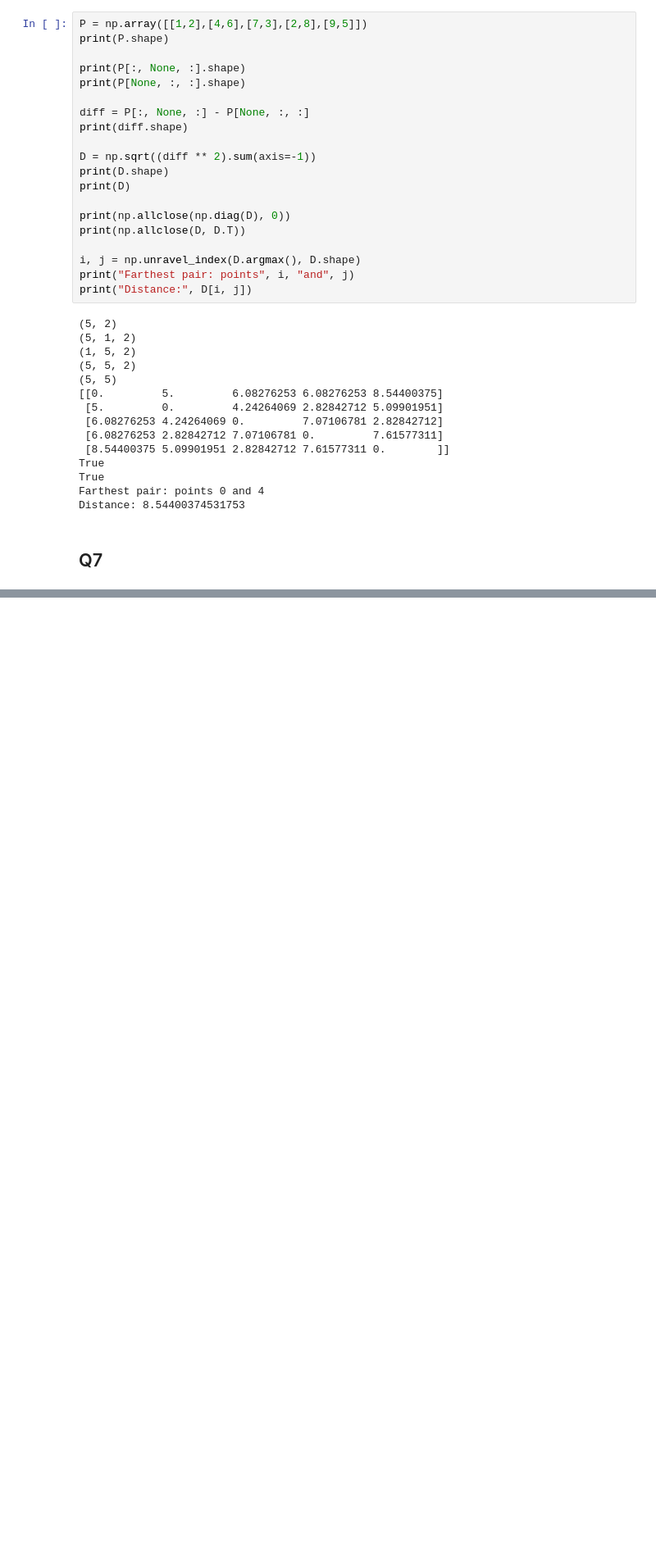
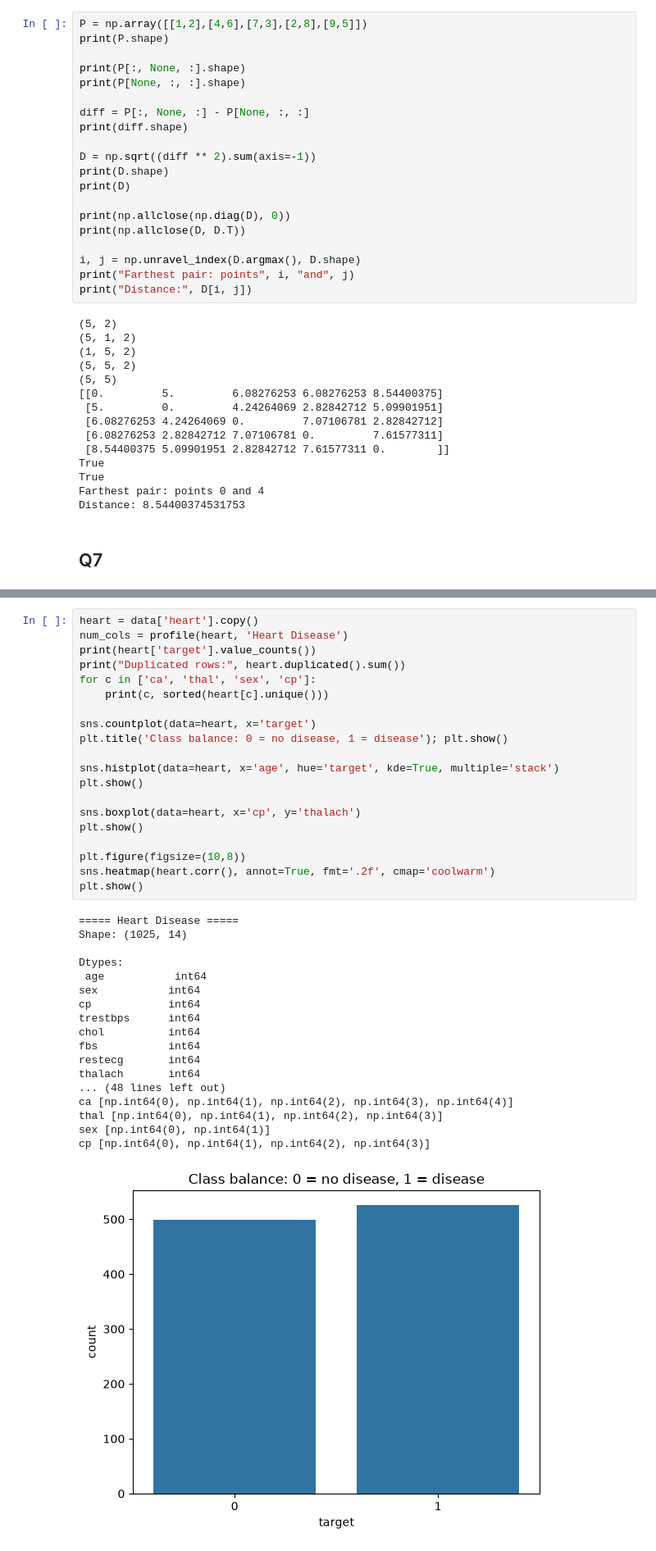
Before and after one commit to IIIT-Pune-ML/ml-lab2-chinmayy777, a Jupyter notebook: 112415054.ipynb, the cells around one changed output, grey strips where cells are left out. Shown at 82% size. Drawn from its saved outputs; the diff is of its cells as text; blank space fills up the shorter version.

```diff
--- a/112415054.ipynb
+++ b/112415054.ipynb
@@ -368,0 +451,39 @@ Missing days: DatetimeIndex([], dtype='datetime64[ns]', freq='D')
+# %%
+heart = data['heart'].copy()
+num_cols = profile(heart, 'Heart Disease')
+print(heart['target'].value_counts())
+print("Duplicated rows:", heart.duplicated().sum())
+for c in ['ca', 'thal', 'sex', 'cp']:
+    print(c, sorted(heart[c].unique()))
+
+sns.countplot(data=heart, x='target')
+plt.title('Class balance: 0 = no disease, 1 = disease'); plt.show()
+
+sns.histplot(data=heart, x='age', hue='target', kde=True, multiple='stack')
+plt.show()
+
+sns.boxplot(data=heart, x='cp', y='thalach')
+plt.show()
+
+plt.figure(figsize=(10,8))
+sns.heatmap(heart.corr(), annot=True, fmt='.2f', cmap='coolwarm')
+plt.show()
+# %% [output]
+===== Heart Disease =====
+Shape: (1025, 14)
+
+Dtypes:
+ age           int64
+sex           int64
+cp            int64
+trestbps      int64
+chol          int64
+fbs           int64
+restecg       int64
+thalach       int64
+... (48 lines left out)
+ca [np.int64(0), np.int64(1), np.int64(2), np.int64(3), np.int64(4)]
+thal [np.int64(0), np.int64(1), np.int64(2), np.int64(3)]
+sex [np.int64(0), np.int64(1)]
+cp [np.int64(0), np.int64(1), np.int64(2), np.int64(3)]
+[figure, added]
```
Also changed, not shown: parts of 10 cells of this notebook.
